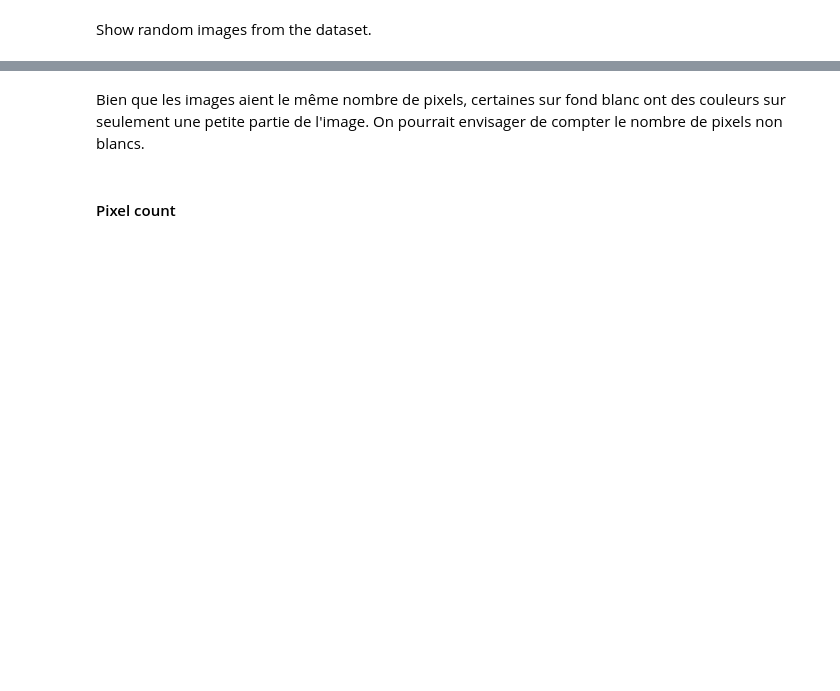
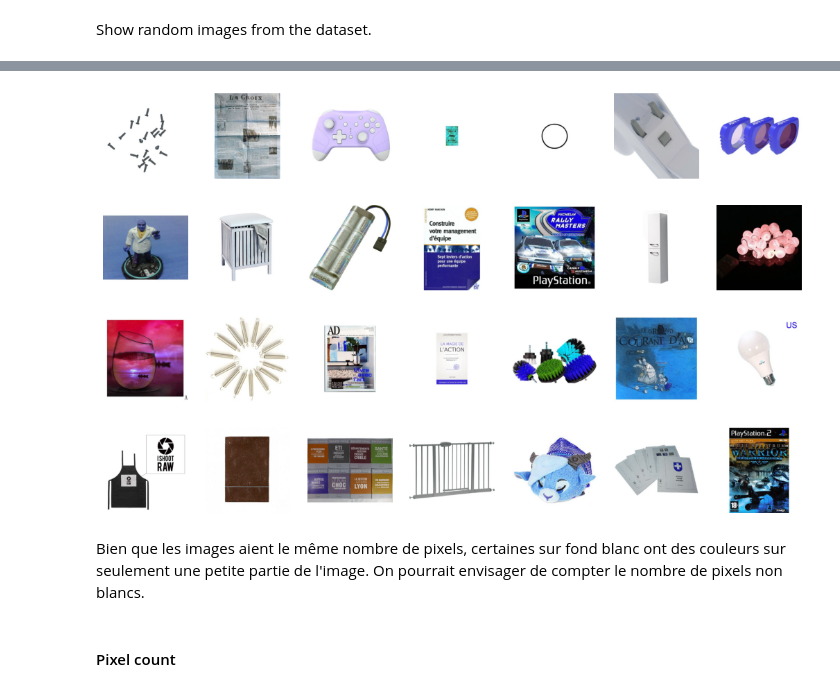
Before and after one commit to Kelorastus/Rakuten, a Jupyter notebook: notebooks/data_exploration/Valentin.ipynb, the cells around one changed output, grey strips where cells are left out. Drawn from its saved outputs; the diff is of its cells as text; code cells hidden in the pictures; blank space fills up the shorter version.

```diff
--- a/notebooks/data_exploration/Valentin.ipynb
+++ b/notebooks/data_exploration/Valentin.ipynb
@@ -501,3 +518,0 @@ filename
-# %%
-path = folder / filename
-path
@@ -508,5 +518,0 @@ PosixPath('../Dataset/images/image_train/image_1263597046_product_3804725264.jpg
-# %%
-import cv2
-import matplotlib.pyplot as plt
-img_color = cv2.imread(str(path), cv2.IMREAD_COLOR)
-plt.imshow(img_color)
@@ -560,10 +524,14 @@ import cv2
 import matplotlib.pyplot as plt
 import numpy as np
 
-def load_image(row, folder = '../../Dataset/images/image_train'):
+def load_image(row, color=True, folder = '../../Dataset/images/image_train'):
     filename = f"image_{row.imageid}_product_{row.productid}.jpg"
     path = Path(folder) / filename
-    img_color = cv2.imread(str(path), cv2.IMREAD_COLOR)
+    if color:
+        color_arg = cv2.IMREAD_COLOR
+    else:
+        color_arg = cv2.IMREAD_GRAYSCALE
+    img_color = cv2.imread(str(path), color_arg)
     if img_color is None:
         raise ValueError
     return img_color
@@ -587,3 +557,21 @@ for k in range(n):
+# %%
+def display_images(rows,nrow,ncol,axis=False):
+    n = nrow*ncol
+    plt.figure(figsize=(13,8))
+    for k in range(n):
+        plt.subplot(nrow,ncol,k+1)
+        row = rows.iloc[k]
+        plt.imshow(load_image(row))
+        if not axis:
+            plt.axis('off')
+# %%
+nrow = 4
+ncol = 7
+n = nrow*ncol
+rows = X.sample(n)
+display_images(rows,nrow,ncol)
+# %% [output]
+[figure, added]
 # %% [markdown]
 Bien que les images aient le même nombre de pixels, certaines sur fond blanc ont des couleurs sur seulement une petite partie de l'image. On pourrait envisager de compter le nombre de pixels non blancs.
 # %% [markdown]
```
Also changed, not shown: parts of 58 cells of this notebook, 2 other files.
